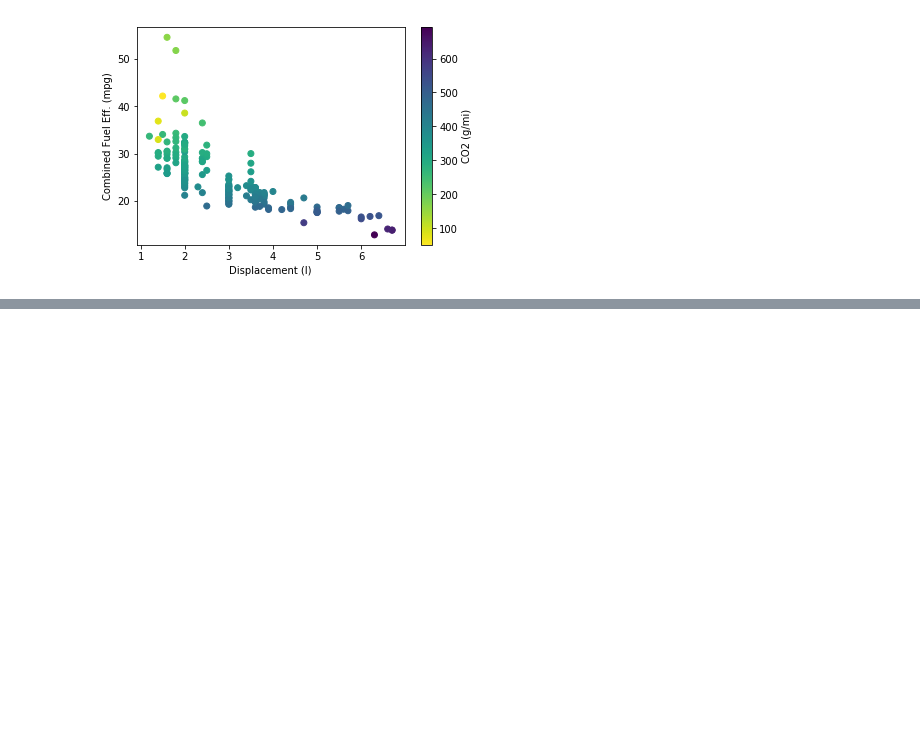
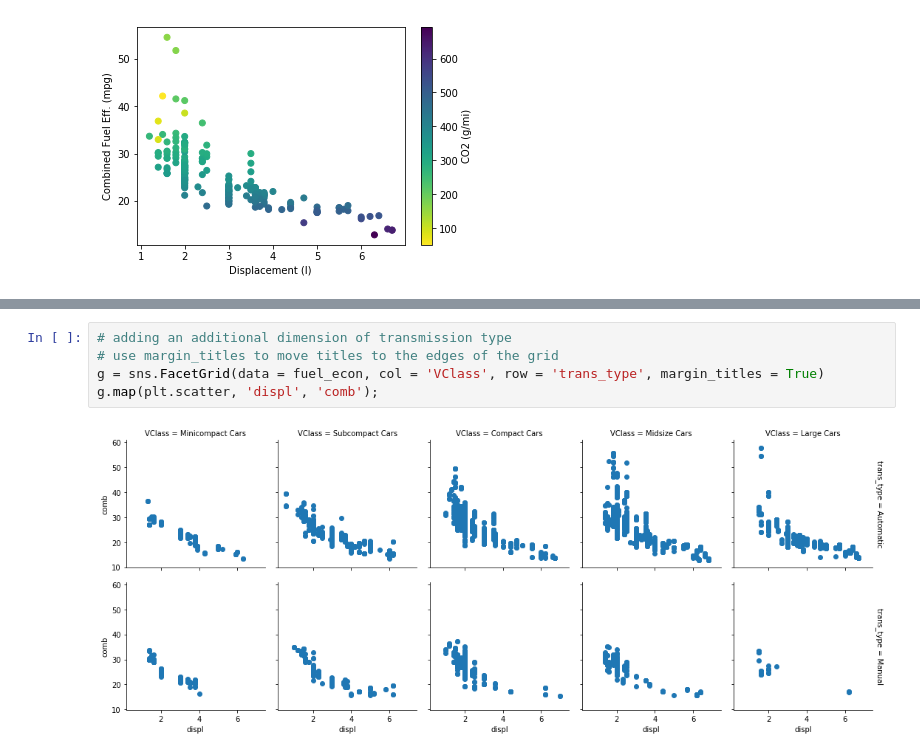
Before and after one commit to deepaksithu/Multivariate_Exploration_of_Data_Notes, a Jupyter notebook: Multivariate_Visualizations.ipynb, the cells around one changed output, grey strips where cells are left out. Cells and saved outputs as stored; diff of their text form; blank space fills up the shorter version.

```diff
--- a/Multivariate_Visualizations.ipynb
+++ b/Multivariate_Visualizations.ipynb
@@ -157,0 +166,7 @@ plt.ylabel('Combined Fuel Eff. (mpg)');
+# %%
+# adding an additional dimension of transmission type
+# use margin_titles to move titles to the edges of the grid
+g = sns.FacetGrid(data = fuel_econ, col = 'VClass', row = 'trans_type', margin_titles = True)
+g.map(plt.scatter, 'displ', 'comb');
+# %% [output]
+[figure, added]
```
Also changed, not shown: parts of 16 cells of this notebook.
